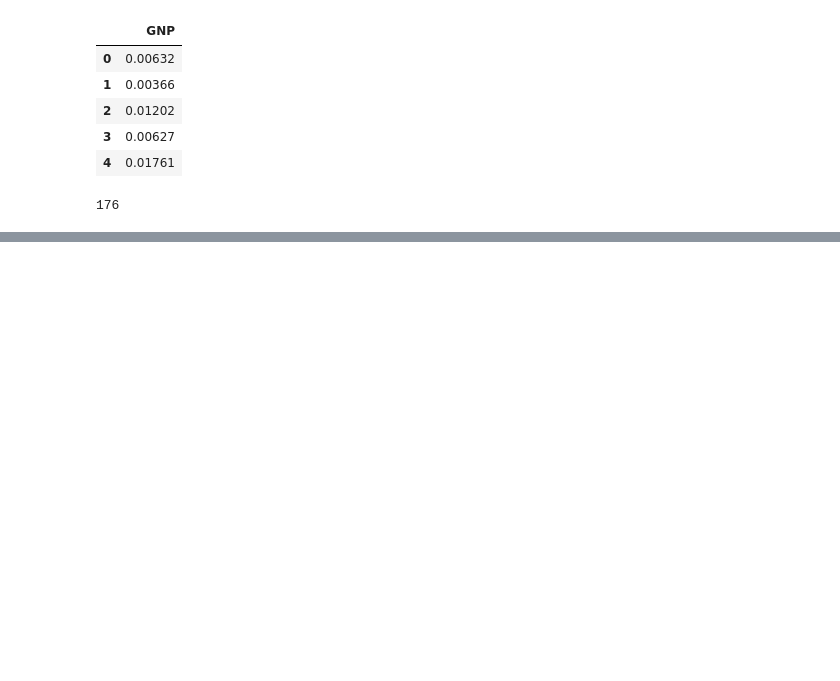
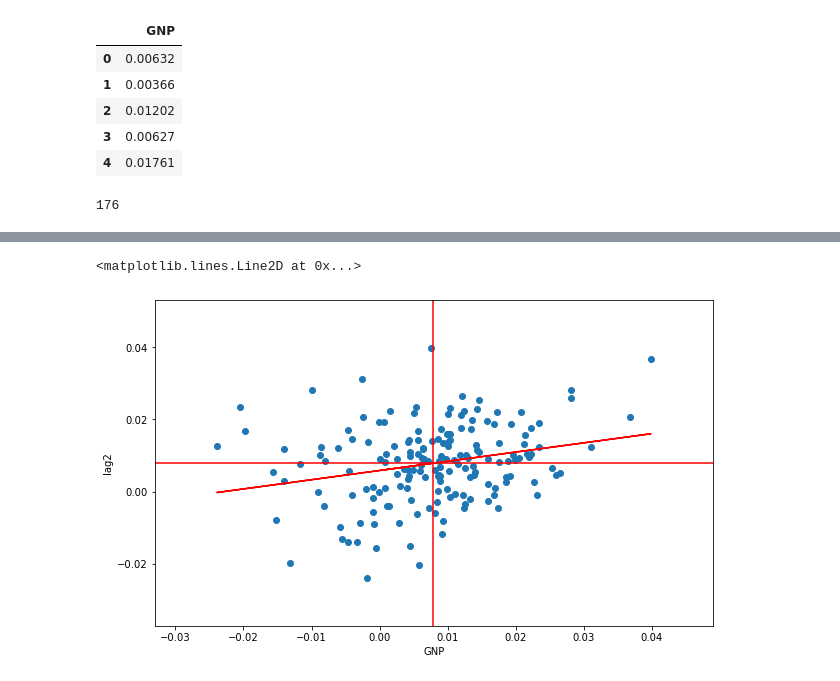
Before and after one commit to GonzaloAGarcia/TSA, a Jupyter notebook: stationary_stochastic_processes.ipynb, the cells around one changed output, grey strips where cells are left out. Drawn from its saved outputs; the diff is of its cells as text; code cells hidden in the pictures; blank space fills up the shorter version.

```diff
--- a/stationary_stochastic_processes.ipynb
+++ b/stationary_stochastic_processes.ipynb
@@ -54,0 +64,14 @@ ax.set(xlabel = "GNP", ylabel = "lag1")
+# %%
+reg2 = LinearRegression().fit(gnp["GNP"].values.reshape(-1, 1), gnp["lag2"].values.reshape(-1, 1))
+lin2 = reg2.predict(gnp["GNP"].values.reshape(-1, 1))
+meangnp = gnp["GNP"].mean()
+meanlag2 = gnp["lag2"].mean()
+fig, ax = plt.subplots(figsize= (10, 6))
+ax.scatter(gnp["GNP"], gnp["lag2"])
+ax.set(xlabel = "GNP", ylabel = "lag2")
+ax.plot(gnp["GNP"], lin2, c ='r')
+ax.axvline(x = meangnp, c = 'r')
+ax.axhline(y = meanlag2, c = 'r')
+# %% [output]
+<matplotlib.lines.Line2D at 0x...>
+[figure, added]
```
Also changed, not shown: parts of 6 cells of this notebook.
